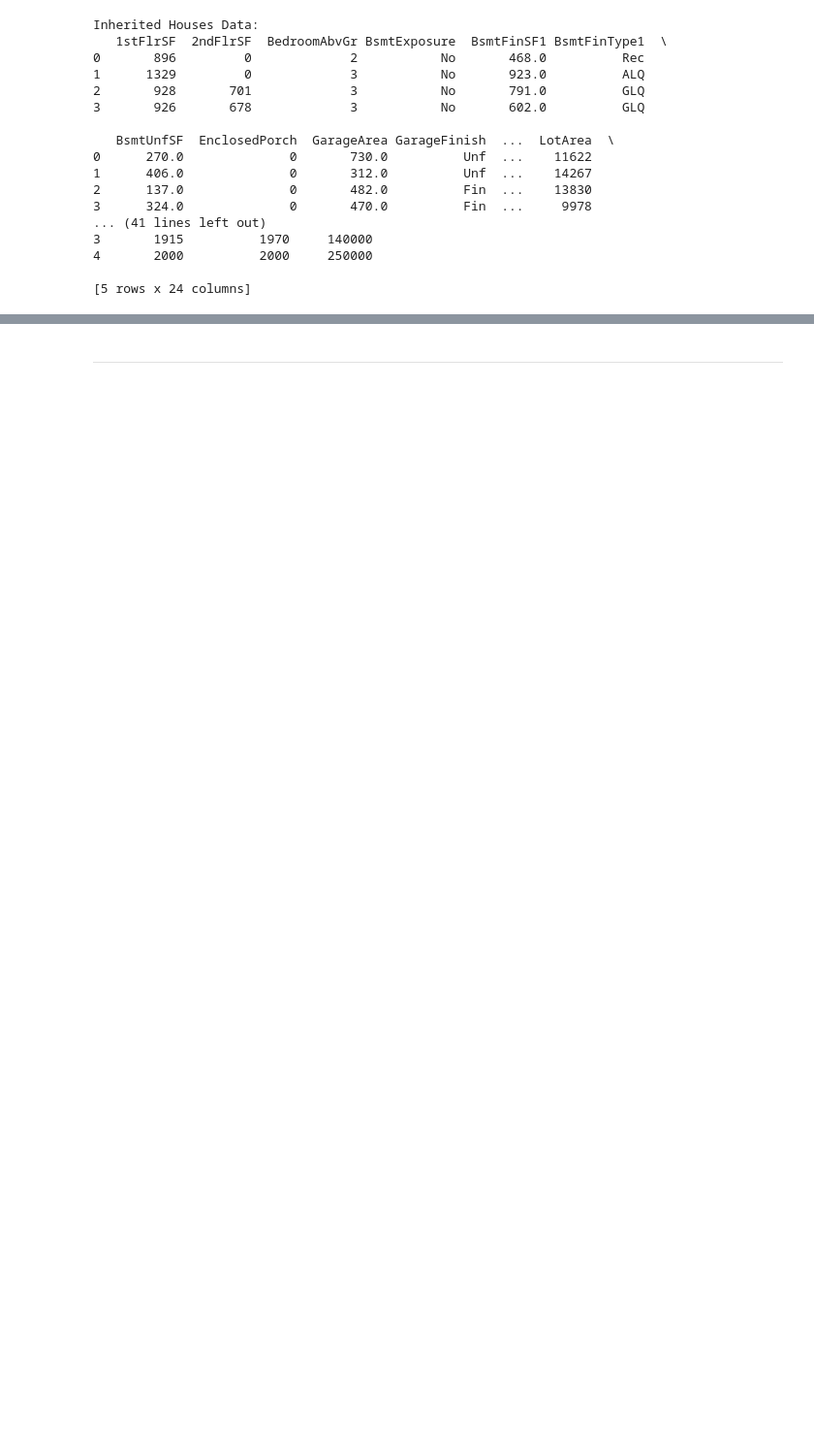
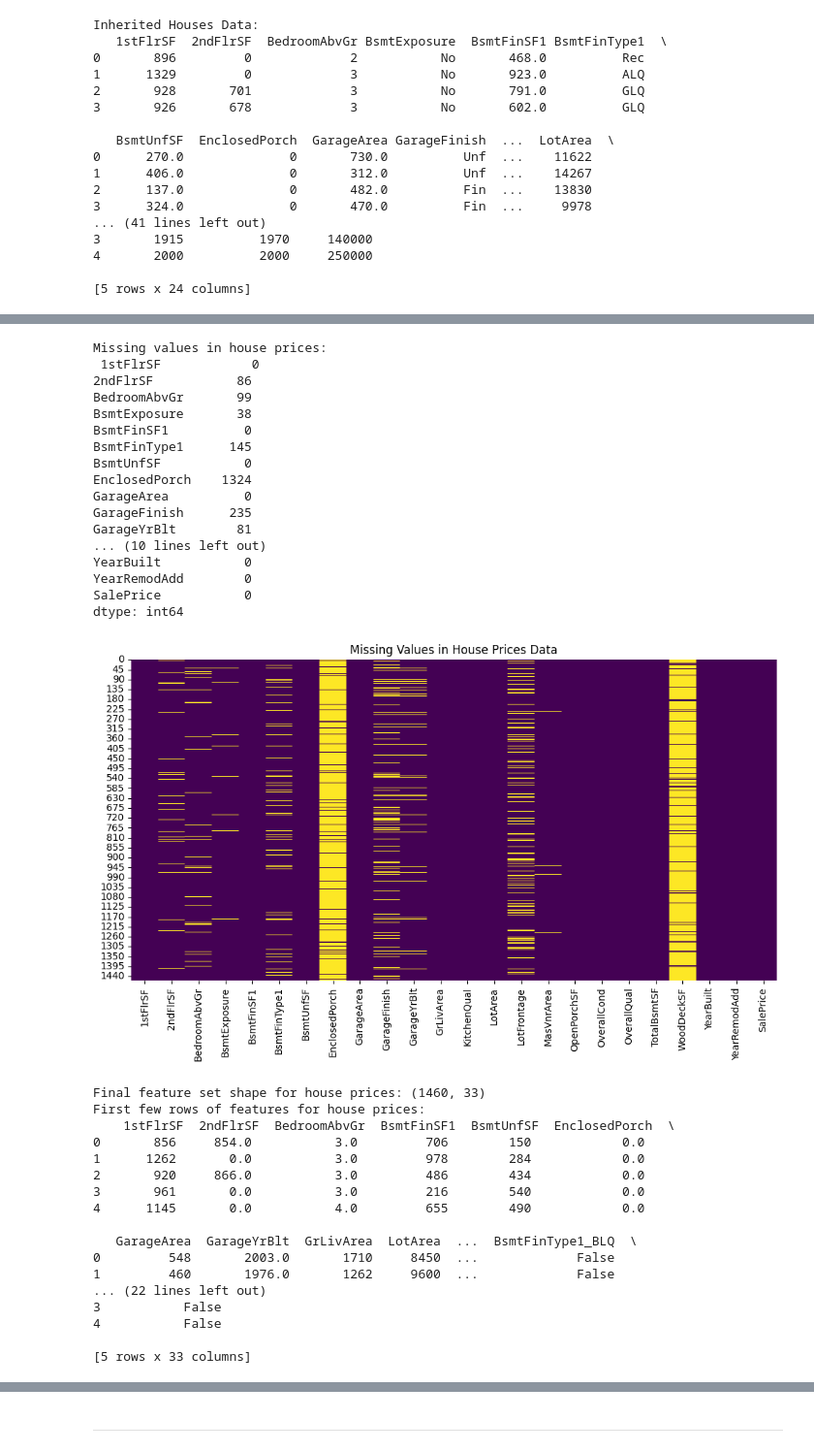
Before and after one commit to johnfurlong98/house_project1, a Jupyter notebook: jupyter_notebooks/Notebook_Template.ipynb, the cells around one changed output, grey strips where cells are left out. Shown: that part at 97% size. Drawn from its saved outputs; the diff is of its cells as text; code cells hidden in the pictures; blank space fills up the shorter version.

```diff
--- a/jupyter_notebooks/Notebook_Template.ipynb
+++ b/jupyter_notebooks/Notebook_Template.ipynb
@@ -102,0 +272,64 @@ Inherited Houses Data:
+# %%
+# Function to clean house prices data
+def clean_house_prices(data):
+    # Check for missing values
+    print("Missing values in house prices:\n", data.isnull().sum())
+
+    # Visualize missing values
+    plt.figure(figsize=(12, 6))
+    sns.heatmap(data.isnull(), cbar=False, cmap='viridis')
+    plt.title('Missing Values in House Prices Data')
+    plt.show()
+
+    # Fill missing values for numerical features with median
+    for column in data.select_dtypes(include=[np.number]).columns:
+        data[column].fillna(data[column].median(), inplace=True)
+
+    # Encode categorical variables
+    categorical_cols = data.select_dtypes(include=[object]).columns
+    data[categorical_cols] = data[categorical_cols].astype('category')
+    data = pd.get_dummies(data, drop_first=True)
+
+    print("Final feature set shape for house prices:", data.shape)
+    print("First few rows of features for house prices:\n", data.head())
+
+    return data
+
+# Clean the house prices dataset
+house_prices_df_cleaned = clean_house_prices(house_prices_df)
+# %% [output]
+Missing values in house prices:
+ 1stFlrSF            0
+2ndFlrSF           86
+BedroomAbvGr       99
+BsmtExposure       38
+BsmtFinSF1          0
+BsmtFinType1      145
+BsmtUnfSF           0
+EnclosedPorch    1324
+GarageArea          0
+GarageFinish      235
+GarageYrBlt        81
+... (10 lines left out)
+YearBuilt           0
+YearRemodAdd        0
+SalePrice           0
+dtype: int64
+[figure, added]
+Final feature set shape for house prices: (1460, 33)
+First few rows of features for house prices:
+    1stFlrSF  2ndFlrSF  BedroomAbvGr  BsmtFinSF1  BsmtUnfSF  EnclosedPorch  \
+0       856     854.0           3.0         706        150            0.0
+1      1262       0.0           3.0         978        284            0.0
+2       920     866.0           3.0         486        434            0.0
+3       961       0.0           3.0         216        540            0.0
+4      1145       0.0           4.0         655        490            0.0
+
+   GarageArea  GarageYrBlt  GrLivArea  LotArea  ...  BsmtFinType1_BLQ  \
+0         548       2003.0       1710     8450  ...             False
+1         460       1976.0       1262     9600  ...             False
+... (22 lines left out)
+3           False
+4           False
+
+[5 rows x 33 columns]
```
Also changed, not shown: parts of 13 cells of this notebook.
